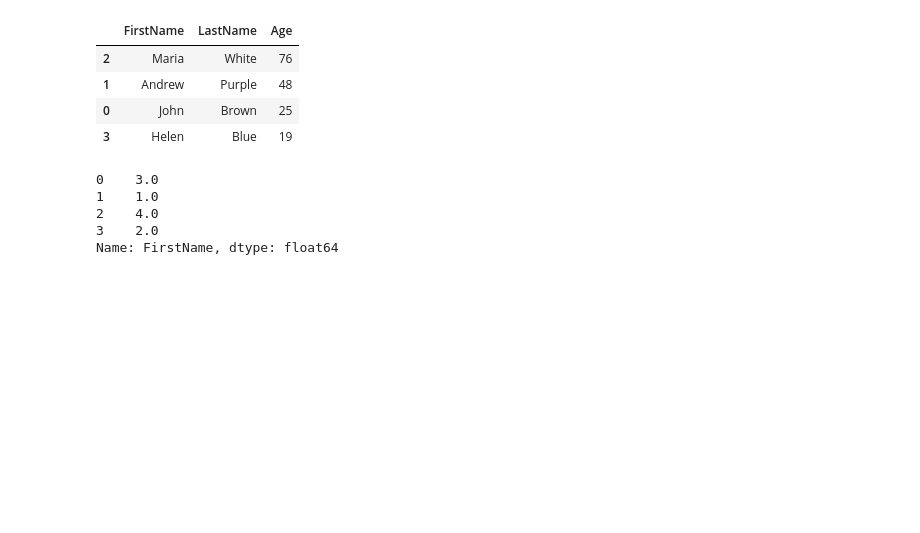
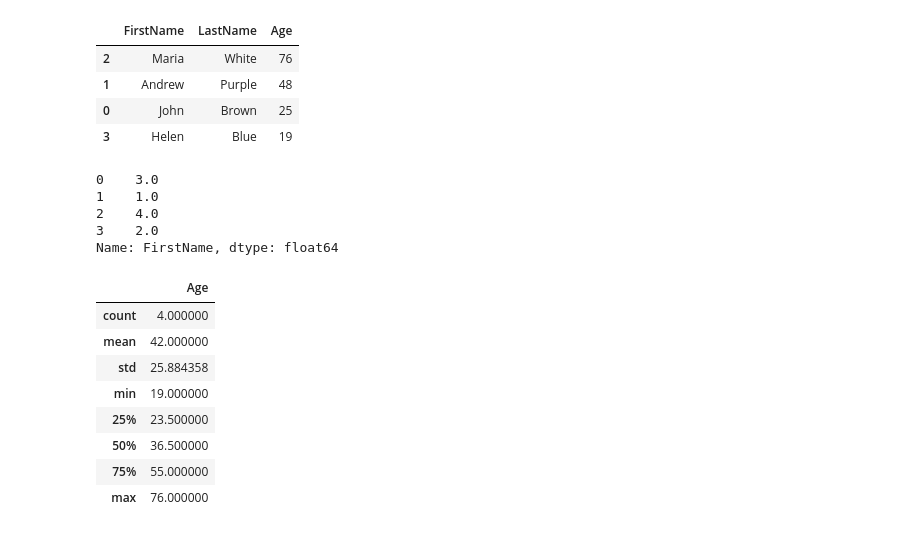
Before and after one commit to pavlekovic/Python-501, a Jupyter notebook: python-for-data/Pandas Intro.ipynb, the cells around one changed output. Cells and saved outputs as stored; diff of their text form; code cells hidden in the pictures; blank space fills up the shorter version.

```diff
--- a/python-for-data/Pandas Intro.ipynb
+++ b/python-for-data/Pandas Intro.ipynb
@@ -667,3 +681,30 @@ ranked_df
 2    4.0
 3    2.0
 Name: FirstName, dtype: float64
+# %%
+# What is describe() and how can it be used?
+
+# The describe() method returns description of the numerical data in the DataFrame.
+
+# Create a dictionary
+dict = [
+    {'FirstName': 'John', 'LastName': 'Brown', 'Age': 25},
+    {'FirstName': 'Andrew', 'LastName': 'Purple', 'Age': 48},
+    {'FirstName': 'Maria', 'LastName': 'White', 'Age': 76},
+    {'FirstName': 'Helen', 'LastName': 'Blue', 'Age': 19}
+]
+# Make it DF with DataFrame command
+df = pd.DataFrame(dict)
+
+# describe() gives information about numerical columns
+df.describe()
+# %% [output]
+|  | Age |
+| count | 4.000000 |
+| mean | 42.000000 |
+| std | 25.884358 |
+| min | 19.000000 |
+| 25% | 23.500000 |
+| 50% | 36.500000 |
+| 75% | 55.000000 |
+| max | 76.000000 |
```
Also changed, not shown: parts of 3 cells of this notebook.
